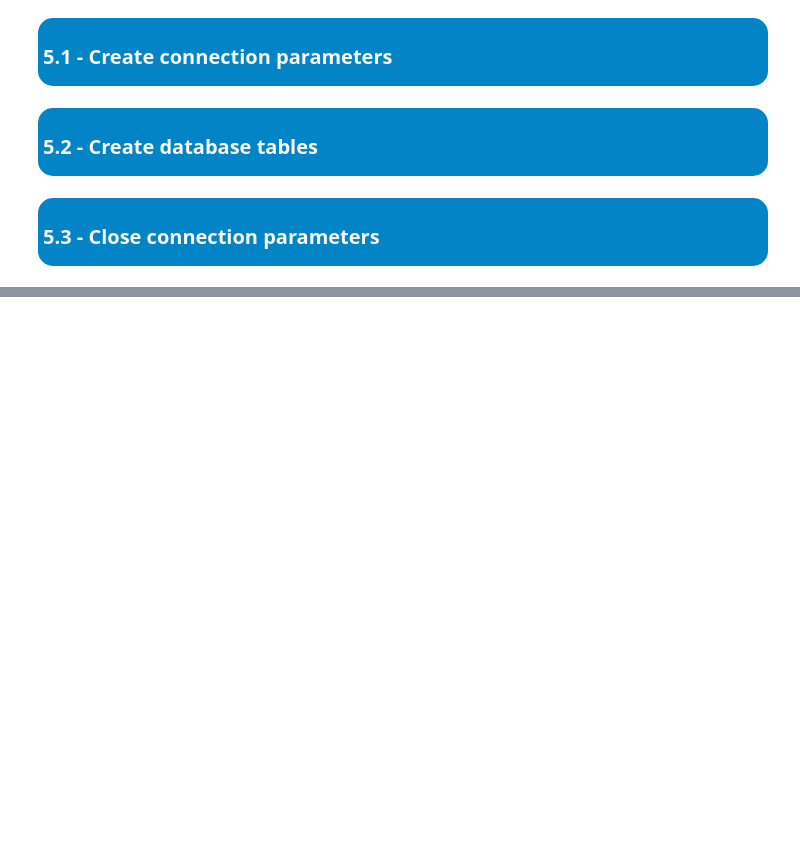
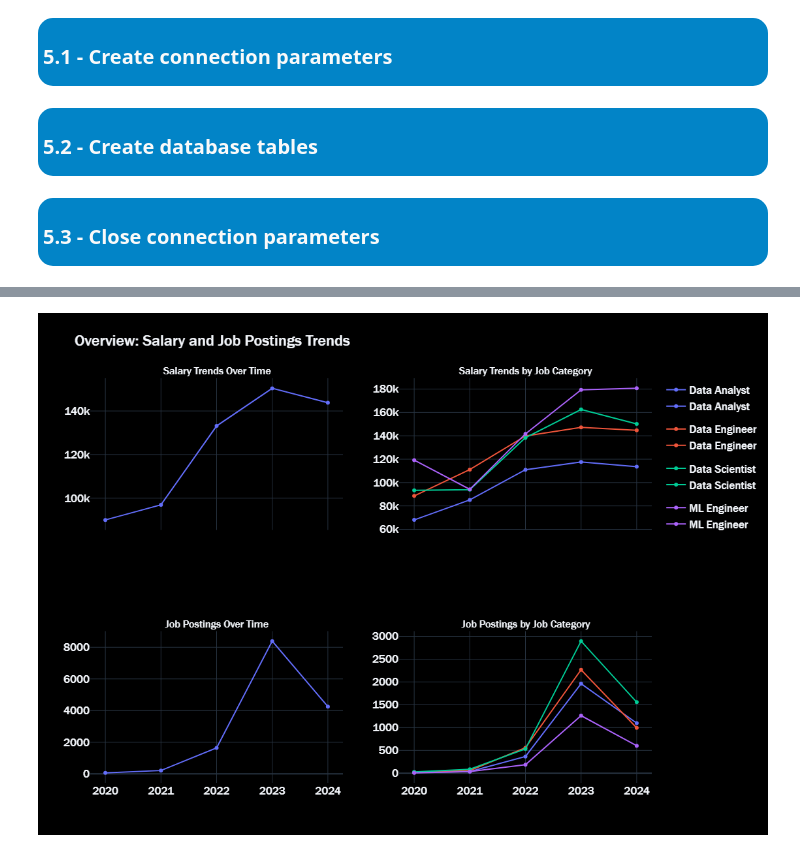
Before and after one commit to Bruno-RW/data-science-salaries, a Jupyter notebook: dataScienceSalaries-FILTER.ipynb, the cells around one changed output, grey strips where cells are left out. Cells and saved outputs as stored; diff of their text form; code cells hidden in the pictures; blank space fills up the shorter version.

```diff
--- a/dataScienceSalaries-FILTER.ipynb
+++ b/dataScienceSalaries-FILTER.ipynb
@@ -1003,0 +1035,78 @@ cnxn.close()
+# %%
+# 1st Chart: Salary Trends Over Time
+salary_trends = dfSalaries.groupby(['work_year'])['salary_in_usd'].mean().reset_index()
+fig1 = px.line(
+    salary_trends, x='work_year', y='salary_in_usd',
+    title='Salary Trends Over Time',
+    markers=True, template='plotly_dark'
+)
+
+fig1.update_xaxes(tickvals=salary_trends['work_year'].unique(), tickformat='%Y')
+
+# 2nd Chart: Salary Trends Over Time by Job Category
+salary_trends_by_category = dfSalaries.groupby(['work_year', 'job_category'])['salary_in_usd'].mean().reset_index()
+fig2 = px.line(
+    salary_trends_by_category, x='work_year', y='salary_in_usd',
+    color='job_category', title='Salary Trends Over Time by Job Category',
+    markers=True, template='plotly_dark'
+)
+
+fig2.update_xaxes(tickvals=salary_trends_by_category['work_year'].unique(), tickformat='%Y')
+
+# 3rd Chart: Job Postings Over Time
+job_postings_over_time = dfSalaries.groupby(['work_year'])['job_category'].count().reset_index(name='count')
+fig3 = px.line(
+    job_postings_over_time, x='work_year', y='count',
+    title='Job Postings Over Time',
+    markers=True, template='plotly_dark'
+)
+
+fig3.update_xaxes(tickvals=job_postings_over_time['work_year'].unique(), tickformat='%Y')
+
+# 4th Chart: Job Postings Over Time by Job Category
+job_postings_by_category = dfSalaries.groupby(['work_year', 'job_category']).size().reset_index(name='count')
+fig4 = px.line(
+    job_postings_by_category, x='work_year', y='count',
+    color='job_category', title='Job Postings Over Time by Job Category',
+    markers=True, template='plotly_dark'
+)
+
+fig4.update_xaxes(tickvals=job_postings_by_category['work_year'].unique(), tickformat='%Y')
+
+fig = make_subplots(
+    rows=2, cols=2,
+    subplot_titles=(
+        'Salary Trends Over Time', 'Salary Trends by Job Category',
+        'Job Postings Over Time', 'Job Postings by Job Category'
+    ),
+    shared_xaxes=True,
+    shared_yaxes=False
+)
+
+# Add chart data to the subplots
+for trace in fig1.data:
+    fig.add_trace(trace, row=1, col=1)
+
+for trace in fig2.data:
+    fig.add_trace(trace, row=1, col=2)
+
+for trace in fig3.data:
+    fig.add_trace(trace, row=2, col=1)
+
+for trace in fig4.data:
+    fig.add_trace(trace, row=2, col=2)
+
+# General layout settings
+fig.update_layout(
+    title='Overview: Salary and Job Postings Trends',
+    width=1000, height=800,
+    legend_title_text=None,
+    font=dict(size=17, family='Franklin Gothic'),
+    template='plotly_dark',
+    plot_bgcolor='#000000', paper_bgcolor='#000000',
+)
+
+# Display the chart
+fig.show()
+# %% [output]
+[figure, added]
```
Also changed, not shown: parts of 9 cells of this notebook.
